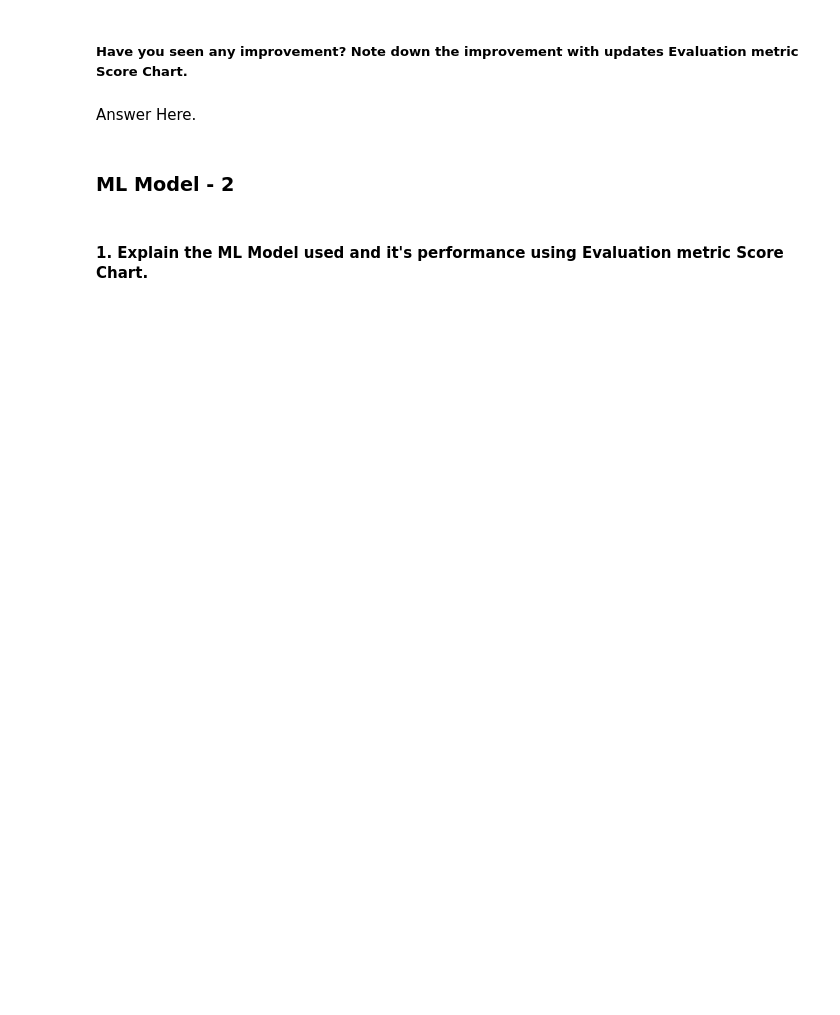
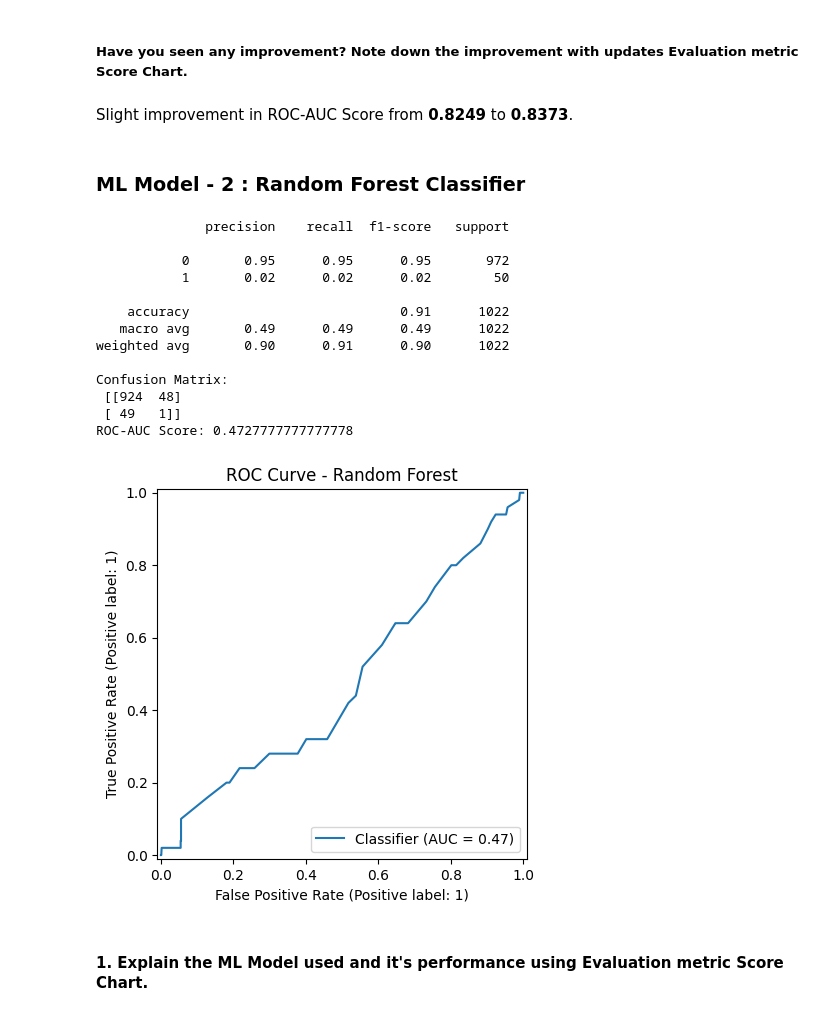
Before and after one commit to Pranav-Codes-Git/Stroke_Prediction_Classification_Project, a Jupyter notebook: Classification_Project.ipynb, the cells around one changed output. Drawn from its saved outputs; the diff is of its cells as text; code cells hidden in the pictures; blank space fills up the shorter version.

```diff
--- a/Classification_Project.ipynb
+++ b/Classification_Project.ipynb
@@ -821,0 +870,14 @@ Answer Here.
+# %%
+# Split your data to train and test. Choose Splitting ratio wisely.
+from sklearn.model_selection import train_test_split
+age_group_cols = [col for col in X.columns if col.startswith('age_group_')]
+X_fixed = X.drop(columns=age_group_cols)
+
+X_train, X_test, y_train, y_test = train_test_split(
+    X_fixed, y, test_size=0.2, random_state=42, stratify=y
+)
+X_train = X_train.reset_index(drop=True)
+y_train = y_train.reset_index(drop=True)
+X_test = X_test.reset_index(drop=True)
+y_test = y_test.reset_index(drop=True)
+print(X_train.shape, X_test.shape)
@@ -847,0 +978,13 @@ Answer Here.
+# %%
+# ML Model - 1 Implementation with hyperparameter optimization techniques (i.e., GridSearch CV, RandomSearch CV, Bayesian Optimization etc.)
+best_lr = LogisticRegression(C=0.01, penalty='l2', solver='liblinear', max_iter=1000, random_state=42)
+best_lr.fit(X_train_res, y_train_res)
+
+pred = best_lr.predict(X_test_scaled)
+proba = best_lr.predict_proba(X_test_scaled)[:, 1]
+print(classification_report(y_test, pred))
+print("ROC-AUC:", roc_auc_score(y_test, proba))
+
+coef_df = pd.DataFrame({'feature': X_fixed.columns, 'coefficient': best_lr.coef_[0]})
+coef_df['abs_coefficient'] = coef_df['coefficient'].abs()
+print(coef_df.sort_values('abs_coefficient', ascending=False).head(10))
@@ -852,8 +1030,39 @@ Answer Here.
 # %% [markdown]
 ##### Have you seen any improvement? Note down the improvement with updates Evaluation metric Score Chart.
-# %% [markdown]
-Answer Here.
+# %% [markdown]
+Slight improvement in ROC-AUC Score from **0.8249** to **0.8373**.
 # %% [markdown]
-### ML Model - 2
+### ML Model - 2 : **Random Forest Classifier**
+# %%
+from sklearn.ensemble import RandomForestClassifier
+rf = RandomForestClassifier(random_state=42)
+rf.fit(X_train_res, y_train_res)
+
+# Predict on the model
+rf_pred = rf.predict(X_test)
+rf_proba = rf.predict_proba(X_test)[:, 1]
+# %%
+print(classification_report(y_test, rf_pred))
+print("Confusion Matrix:\n", confusion_matrix(y_test, rf_pred))
+print("ROC-AUC Score:", roc_auc_score(y_test, rf_proba))
+
+RocCurveDisplay.from_predictions(y_test, rf_proba)
+plt.title('ROC Curve - Random Forest')
+plt.show()
+# %% [output]
+              precision    recall  f1-score   support
+
+           0       0.95      0.95      0.95       972
+           1       0.02      0.02      0.02        50
+
+    accuracy                           0.91      1022
+   macro avg       0.49      0.49      0.49      1022
+weighted avg       0.90      0.91      0.90      1022
+
+Confusion Matrix:
+ [[924  48]
+ [ 49   1]]
+ROC-AUC Score: 0.4727777777777778
+[figure, added]
 # %% [markdown]
 #### 1. Explain the ML Model used and it's performance using Evaluation metric Score Chart.
```
Also changed, not shown: parts of 67 cells of this notebook.
